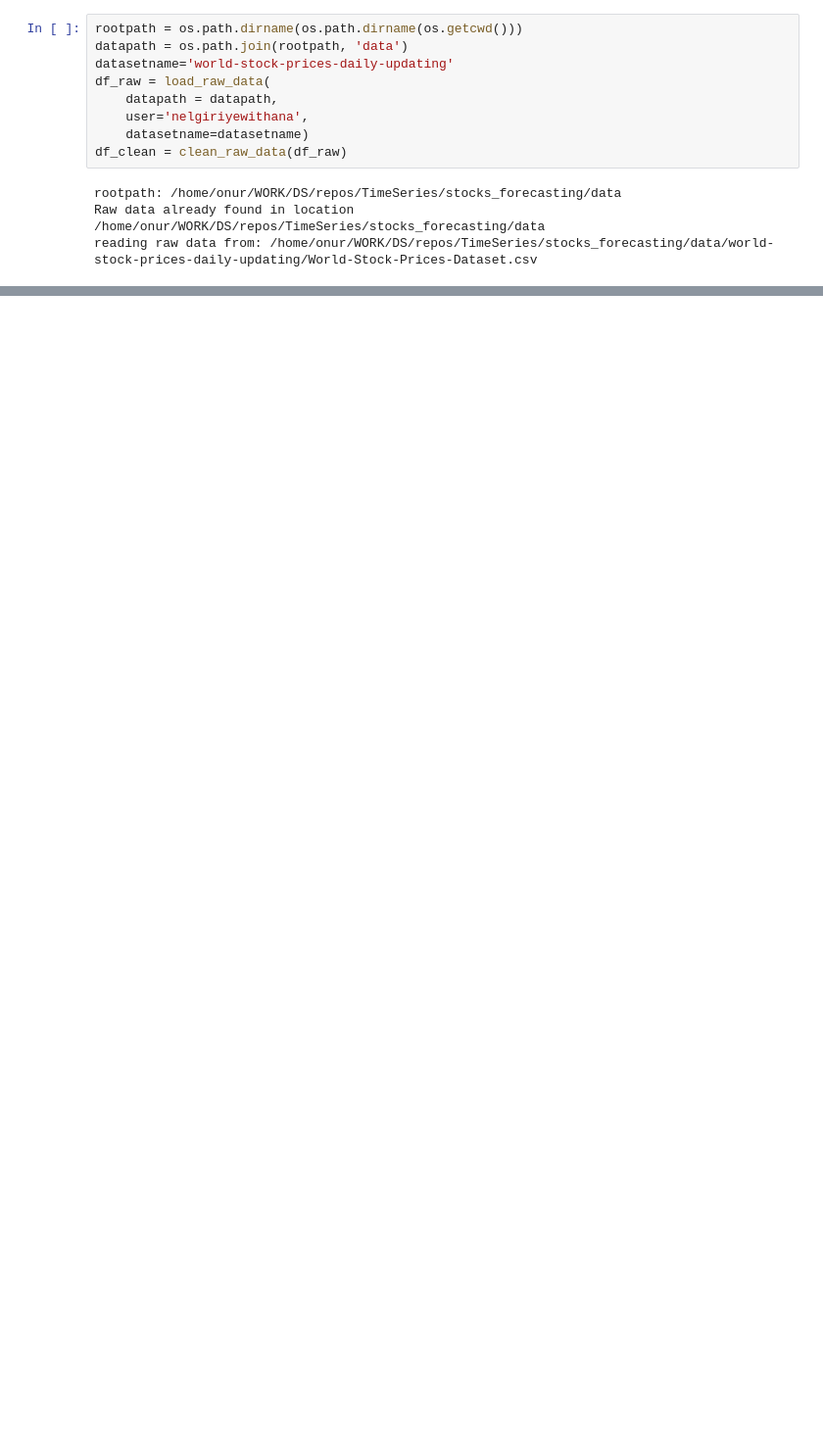
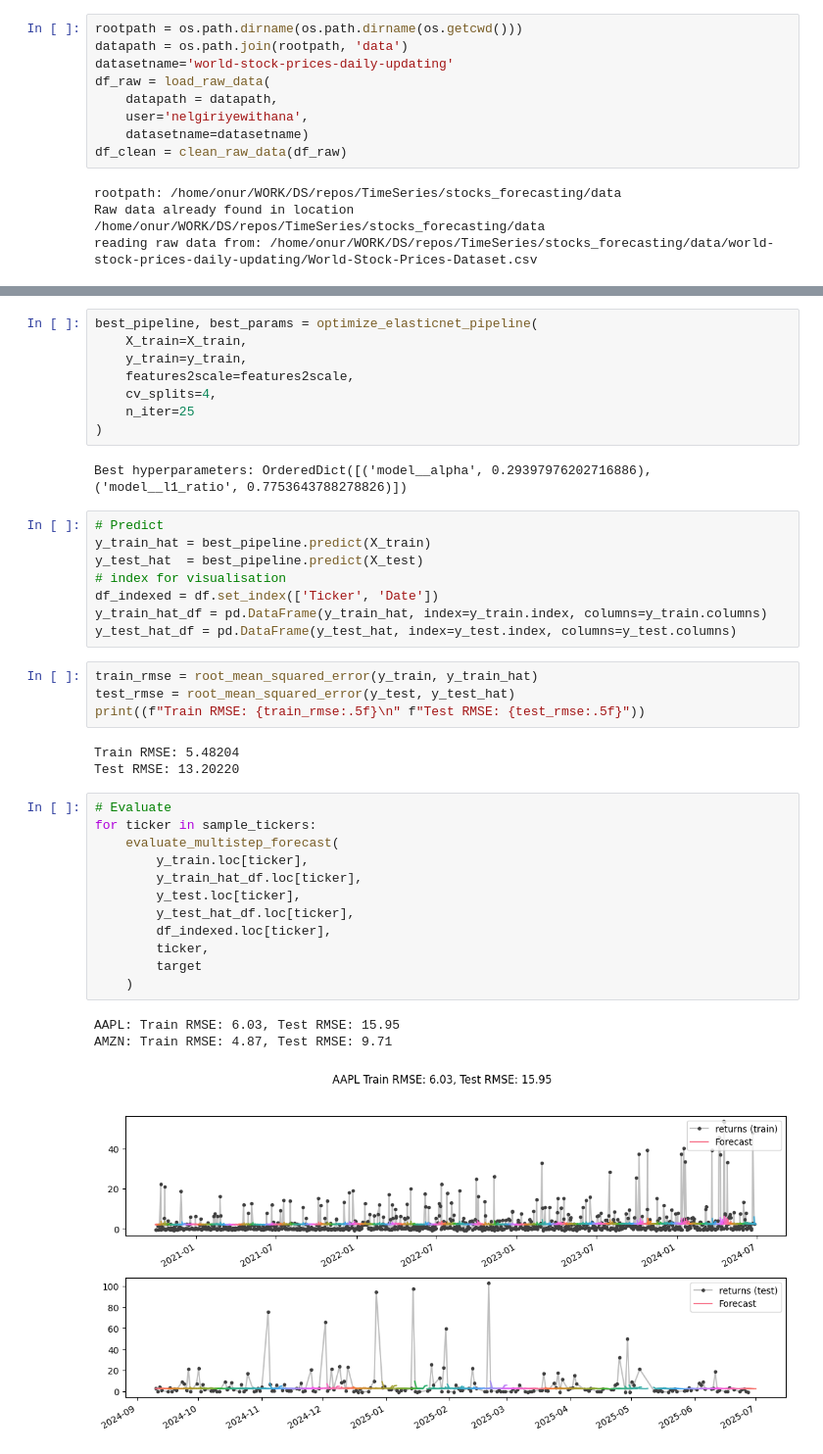
Before and after one commit to OnurKerimoglu/stocks_forecasting, a Jupyter notebook: nb/world-stock-prices-daily-updating/poc_global_linreg_multistep.ipynb, the cells around one changed output, grey strips where cells are left out. Shown at 98% size. Saved outputs shown, nothing was run; the diff lists cells and outputs as text; blank space fills up the shorter version.

```diff
--- a/nb/world-stock-prices-daily-updating/poc_global_linreg_multistep.ipynb
+++ b/nb/world-stock-prices-daily-updating/poc_global_linreg_multistep.ipynb
@@ -166,0 +185,41 @@ Test RMSE: 13.23785
+# %%
+best_pipeline, best_params = optimize_elasticnet_pipeline(
+    X_train=X_train,
+    y_train=y_train,
+    features2scale=features2scale,
+    cv_splits=4,
+    n_iter=25
+)
+# %% [output]
+Best hyperparameters: OrderedDict([('model__alpha', 0.29397976202716886), ('model__l1_ratio', 0.7753643788278826)])
+# %%
+# Predict
+y_train_hat = best_pipeline.predict(X_train)
+y_test_hat  = best_pipeline.predict(X_test)
+# index for visualisation
+df_indexed = df.set_index(['Ticker', 'Date'])
+y_train_hat_df = pd.DataFrame(y_train_hat, index=y_train.index, columns=y_train.columns)
+y_test_hat_df = pd.DataFrame(y_test_hat, index=y_test.index, columns=y_test.columns)
+# %%
+train_rmse = root_mean_squared_error(y_train, y_train_hat)
+test_rmse = root_mean_squared_error(y_test, y_test_hat)
+print((f"Train RMSE: {train_rmse:.5f}\n" f"Test RMSE: {test_rmse:.5f}"))
+# %% [output]
+Train RMSE: 5.48204
+Test RMSE: 13.20220
+# %%
+# Evaluate
+for ticker in sample_tickers:
+    evaluate_multistep_forecast(
+        y_train.loc[ticker],
+        y_train_hat_df.loc[ticker],
+        y_test.loc[ticker],
+        y_test_hat_df.loc[ticker],
+        df_indexed.loc[ticker],
+        ticker,
+        target
+    )
+# %% [output]
+AAPL: Train RMSE: 6.03, Test RMSE: 15.95
+AMZN: Train RMSE: 4.87, Test RMSE: 9.71
+[figure, added]
```
Also changed, not shown: parts of 17 cells of this notebook.
